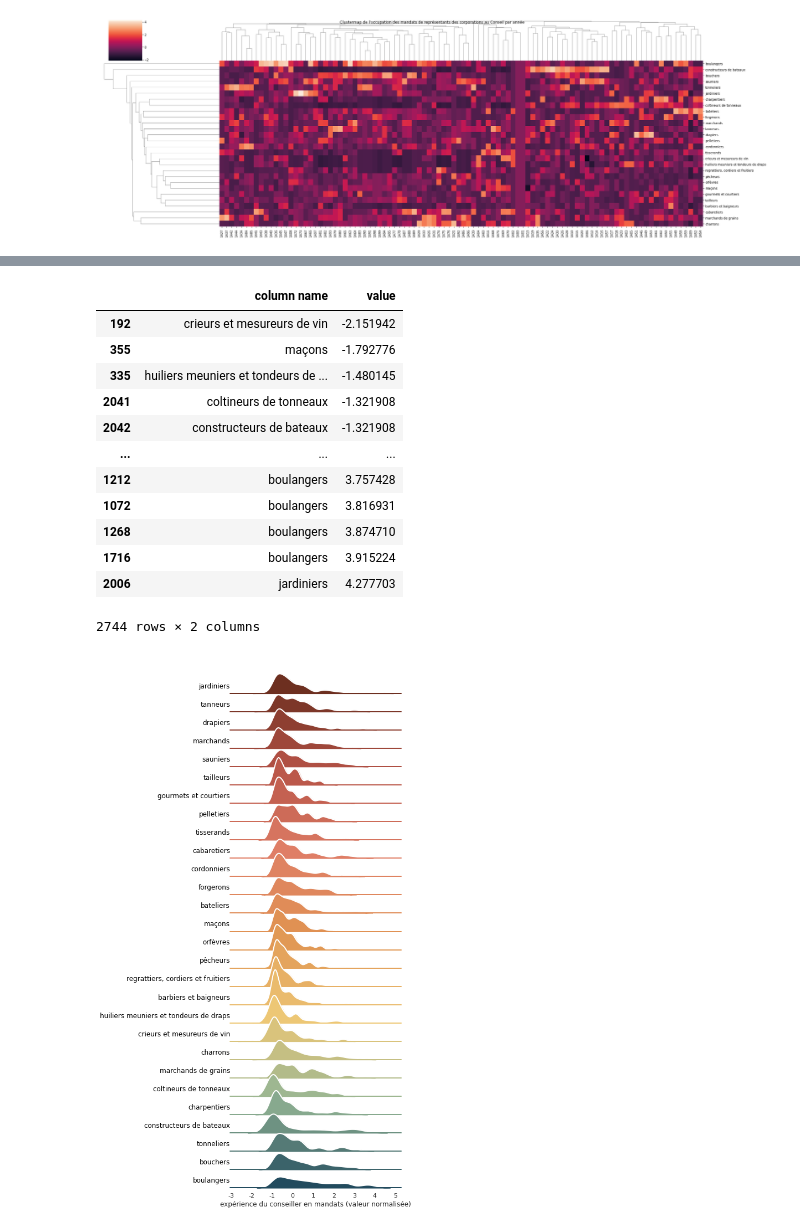
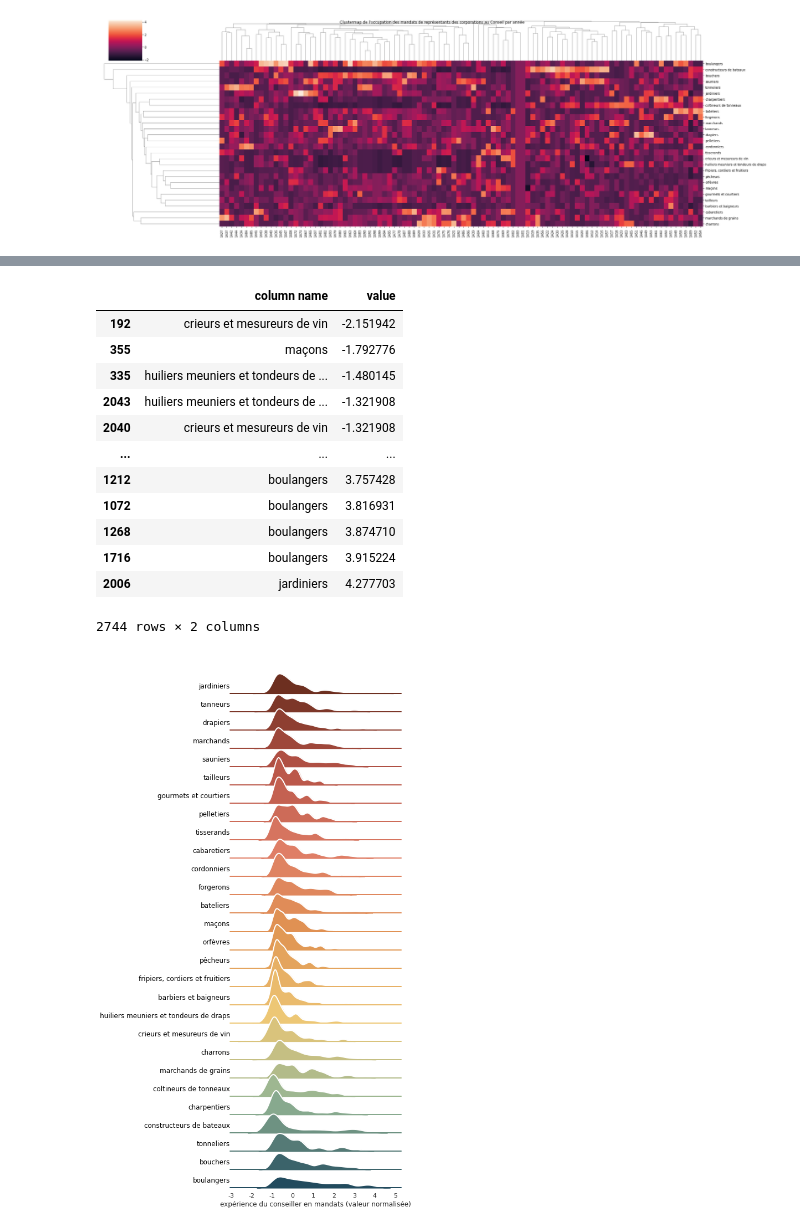
Before and after one commit to Ammeister/AP_ENC, a Jupyter notebook: analyse/03-data_analysis/heatmap.ipynb, the cells around one changed output, grey strips where cells are left out. Drawn from its saved outputs; the diff is of its cells as text; code cells hidden in the pictures.

Commit message:
correction regrattiers -> fripiers

```diff
--- a/analyse/03-data_analysis/heatmap.ipynb
+++ b/analyse/03-data_analysis/heatmap.ipynb
@@ -33,7 +33,7 @@ df = df.replace(['group_05', 'group_06', 'group_07', 'group_08', 'group_09', 'gr
                 'cordonniers', 'orfèvres', 'marchands de grains',
                 'jardiniers', 'pêcheurs', 'barbiers et baigneurs',
                 'sauniers', 'tisserands', 'gourmets et courtiers',
-                'charrons', 'regrattiers, cordiers et fruitiers',
+                'charrons', 'fripiers, cordiers et fruitiers',
                 'coltineurs de tonneaux', 'constructeurs de bateaux',
                 'huiliers meuniers et tondeurs de draps'])
 columns = df['date'].sort_values().unique()
@@ -75,7 +75,7 @@ for index, row in df2.iterrows():
 df_out = df_out.reindex(["bateliers", "marchands", "bouchers", "cabaretiers", "drapiers", "marchands de grains",
                "sauniers", "orfèvres", "boulangers", "pelletiers", "tonneliers", "tanneurs", "gourmets et courtiers",
                "tailleurs", "forgerons", "cordonniers", "pêcheurs", "charrons",
-               "jardiniers", "maçons", "barbiers et baigneurs", "tisserands", "regrattiers, cordiers et fruitiers",
+               "jardiniers", "maçons", "barbiers et baigneurs", "tisserands", "fripiers, cordiers et fruitiers",
                "charpentiers", "crieurs et mesureurs de vin", "coltineurs de tonneaux", "constructeurs de bateaux",
                "huiliers meuniers et tondeurs de draps"])
 # %%
@@ -176,8 +176,8 @@ df3.drop(['mean'], axis=1)
 | 192 | crieurs et mesureurs de vin | -2.151942 |
 | 355 | maçons | -1.792776 |
 | 335 | huiliers meuniers et tondeurs de ... | -1.480145 |
-| 2041 | coltineurs de tonneaux | -1.321908 |
-| 2042 | constructeurs de bateaux | -1.321908 |
+| 2043 | huiliers meuniers et tondeurs de ... | -1.321908 |
+| 2040 | crieurs et mesureurs de vin | -1.321908 |
 | ... | ... | ... |
 | 1212 | boulangers | 3.757428 |
 | 1072 | boulangers | 3.816931 |
@@ -200,42 +200,42 @@ pal = sns.cubehelix_palette(28, start=1, rot=-.25, light=.7)
 g = sns.FacetGrid(df3, row="column name", hue="column name", aspect=10, height=.5, palette=colors,
                  row_order = ['jardiniers', 'tanneurs', 'drapiers', 'marchands', 'sauniers', 'tailleurs', 'gourmets et courtiers',
                 'pelletiers', 'tisserands', 'cabaretiers', 'cordonniers', 'forgerons', 'bateliers', 'maçons',
-                'orfèvres', 'pêcheurs', 'regrattiers, cordiers et fruitiers', 'barbiers et baigneurs',
+                'orfèvres', 'pêcheurs', 'fripiers, cordiers et fruitiers', 'barbiers et baigneurs',
                 'huiliers meuniers et tondeurs de draps', 'crieurs et mesureurs de vin', 'charrons',
                 'marchands de grains', 'coltineurs de tonneaux', 'charpentiers', 'constructeurs de bateaux',
                 'tonneliers', 'bouchers', 'boulangers'], hue_order = ['jardiniers', 'tanneurs', 'drapiers', 'marchands', 'sauniers', 'tailleurs', 'gourmets et courtiers',
                 'pelletiers', 'tisserands', 'cabaretiers', 'cordonniers', 'forgerons', 'bateliers', 'maçons',
-                'orfèvres', 'pêcheurs', 'regrattiers, cordiers et fruitiers', 'barbiers et baigneurs',
+                'orfèvres', 'pêcheurs', 'fripiers, cordiers et fruitiers', 'barbiers et baigneurs',
                 'huiliers meuniers et tondeurs de draps', 'crieurs et mesureurs de vin', 'charrons',
                 'marchands de grains', 'coltineurs de tonneaux', 'charpentiers', 'constructeurs de bateaux',
                 'tonneliers', 'bouchers', 'boulangers'])
 
 g.map(sns.kdeplot, "value",
       bw_adjust=.5, clip_on=False,
       fill=True, alpha=1, linewidth=1.5)
 g.map(sns.kdeplot, "value", clip_on=False, color="w", lw=2, bw_adjust=.5)
 
 g.map(plt.axhline, y=0, linewidth=2, linestyle="-", color=None, clip_on=False)
 
 
 def label(x, color, label):
     ax = plt.gca()
     ax.text(0, .2, label, color='black',
             ha="right", va="center", transform=ax.transAxes)
 
 
 g.map(label, "value")
 
 g.figure.subplots_adjust(hspace=-.50)
 
 g.set_titles("")
 g.set(yticks=[], ylabel="")
 g.despine(bottom=True, left=True)
 plt.xlabel('expérience du conseiller en mandats (valeur normalisée)')
 plt.gca().xaxis.set_major_formatter(FuncFormatter(lambda x, _: int(x)))
 plt.savefig('./Images/kde_xv.svg', format='svg',bbox_inches='tight')
 # %% [output]
-[figure, old version]
+[figure, new version]
 # %%
 df2['val'] = 'non normalisé'
 df3['val'] = 'normalisé'
```
Also changed, not shown: parts of 3 cells of this notebook, 50 other files.
